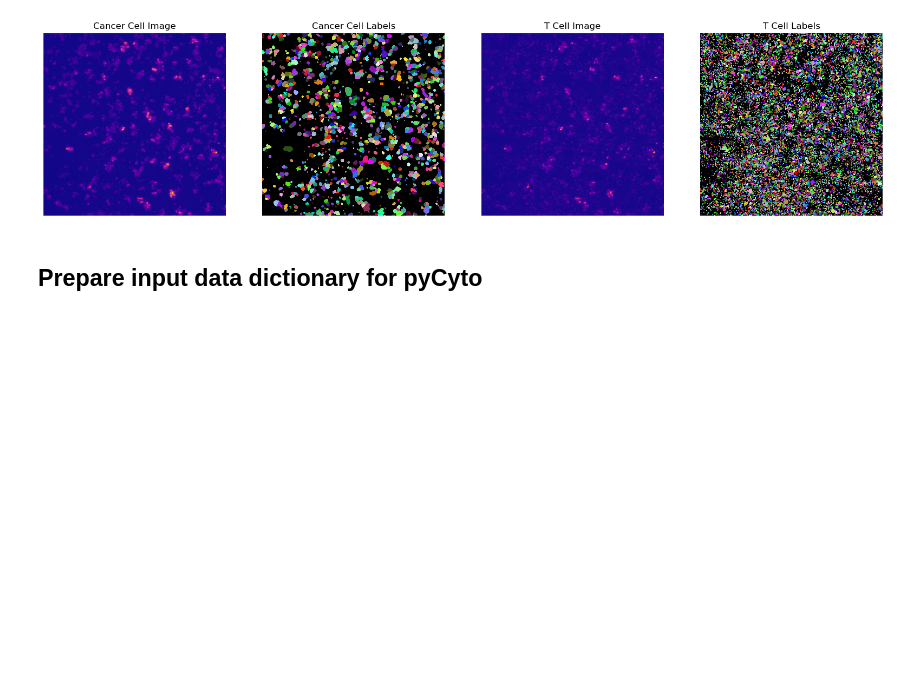
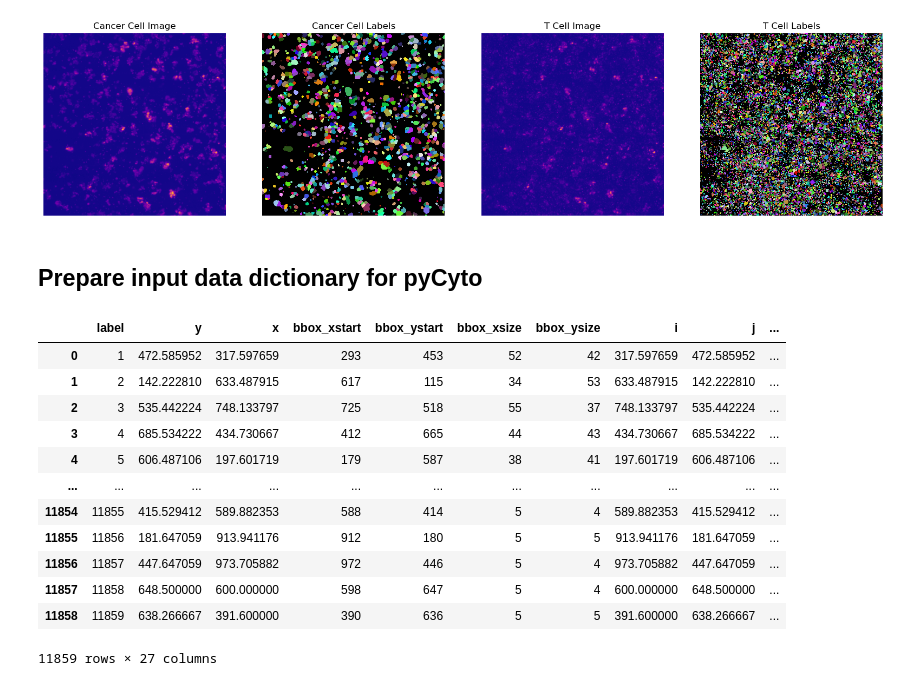
Before and after one commit to bpi-oxford/Cytotoxicity-Pipeline, a Jupyter notebook: notebooks/example_2.ipynb, the cells around one changed output. Saved outputs shown, nothing was run; the diff lists cells and outputs as text; code cells hidden in the pictures; blank space fills up the shorter version.

```diff
--- a/notebooks/example_2.ipynb
+++ b/notebooks/example_2.ipynb
@@ -59,0 +63,25 @@ Text(0.5, 1.0, 'T Cell Labels')
+# %%
+# convert segmentation mask to trackpy style array
+features = {}
+
+# note that pyCyto works in XYT dim order but dask/tiff is in TYX, need to transpose the array
+# TODO: pixel spacing
+features["cancer"] = label_to_sparse(label=label_cancer[:10,:,:].T,image=image_cancer[:10,:,:].T,spacing=[1,1],channel_name="cancer")
+
+features["tcell"] = label_to_sparse(label=label_tcell[:10,:,:].T,image=image_tcell[:10,:,:].T,spacing=[1,1],channel_name="tcell")
+# %%
+features["cancer"]
+# %% [output]
+|  | label | y | x | bbox_xstart | bbox_ystart | bbox_xsize | bbox_ysize | i | j | ... |
+| 0 | 1 | 472.585952 | 317.597659 | 293 | 453 | 52 | 42 | 317.597659 | 472.585952 | ... |
+| 1 | 2 | 142.222810 | 633.487915 | 617 | 115 | 34 | 53 | 633.487915 | 142.222810 | ... |
+| 2 | 3 | 535.442224 | 748.133797 | 725 | 518 | 55 | 37 | 748.133797 | 535.442224 | ... |
+| 3 | 4 | 685.534222 | 434.730667 | 412 | 665 | 44 | 43 | 434.730667 | 685.534222 | ... |
+| 4 | 5 | 606.487106 | 197.601719 | 179 | 587 | 38 | 41 | 197.601719 | 606.487106 | ... |
+| ... | ... | ... | ... | ... | ... | ... | ... | ... | ... | ... |
+| 11854 | 11855 | 415.529412 | 589.882353 | 588 | 414 | 5 | 4 | 589.882353 | 415.529412 | ... |
+| 11855 | 11856 | 181.647059 | 913.941176 | 912 | 180 | 5 | 5 | 913.941176 | 181.647059 | ... |
+| 11856 | 11857 | 447.647059 | 973.705882 | 972 | 446 | 5 | 4 | 973.705882 | 447.647059 | ... |
+| 11857 | 11858 | 648.500000 | 600.000000 | 598 | 647 | 5 | 4 | 600.000000 | 648.500000 | ... |
+| 11858 | 11859 | 638.266667 | 391.600000 | 390 | 636 | 5 | 5 | 391.600000 | 638.266667 | ... |
+11859 rows × 27 columns
```
Also changed, not shown: parts of 3 cells of this notebook.
